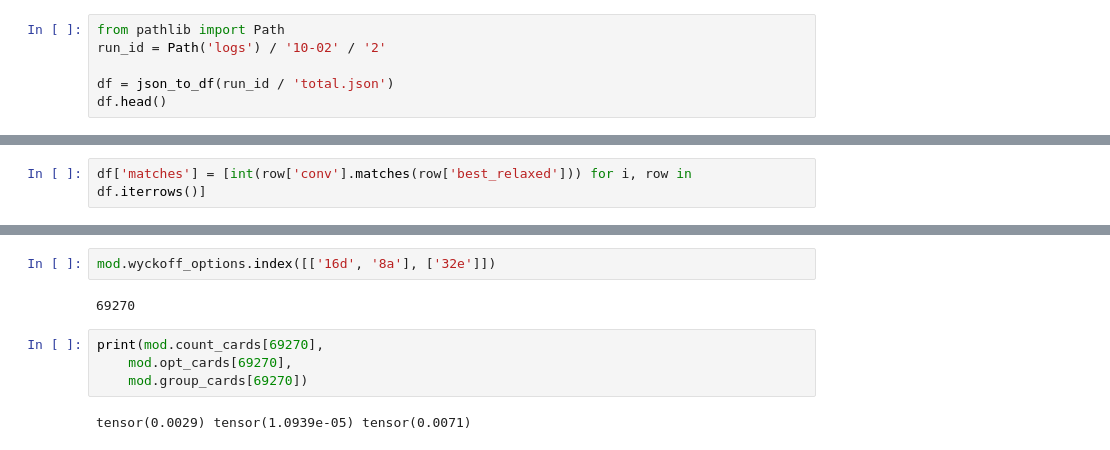
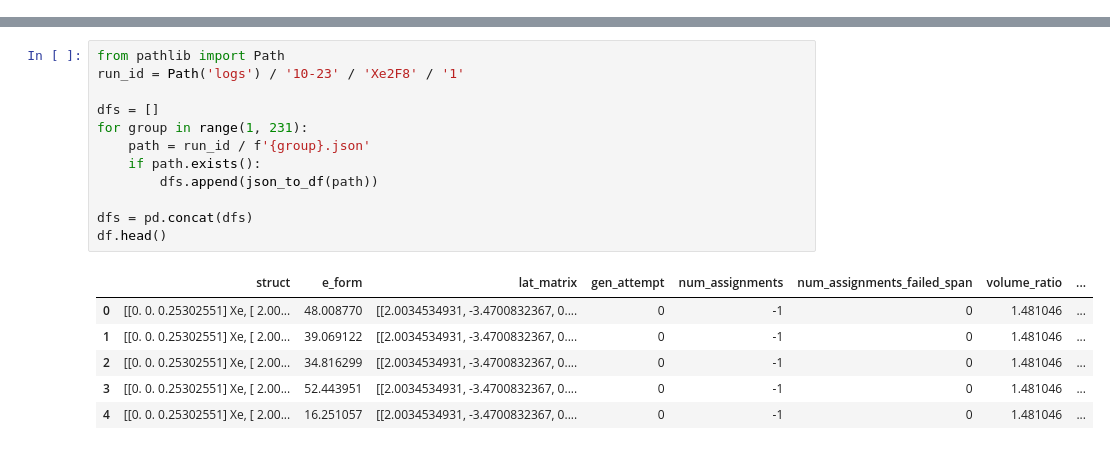
Before and after one commit to nicholas-miklaucic/baysic, a Jupyter notebook: task_diagnostics.ipynb, the cells around one changed output, grey strips where cells are left out. Drawn from its saved outputs; the diff is of its cells as text.

```diff
--- a/task_diagnostics.ipynb
+++ b/task_diagnostics.ipynb
@@ -13,6 +11,0 @@ No module named 'phonopy'
-# %%
-from pathlib import Path
-run_id = Path('logs') / '10-02' / '2'
-
-df = json_to_df(run_id / 'total.json')
-df.head()
@@ -27,2 +11,0 @@ df.head()
-# %%
-df['matches'] = [int(row['conv'].matches(row['best_relaxed'])) for i, row in df.iterrows()]
@@ -111,10 +12,19 @@ Ia-3d
-# %%
-mod.wyckoff_options.index([['16d', '8a'], ['32e']])
-# %% [output]
-69270
-# %%
-print(mod.count_cards[69270],
-    mod.opt_cards[69270],
-    mod.group_cards[69270])
-# %% [output]
-tensor(0.0029) tensor(1.0939e-05) tensor(0.0071)
+# %%
+from pathlib import Path
+run_id = Path('logs') / '10-23' / 'Xe2F8' / '1'
+
+dfs = []
+for group in range(1, 231):
+    path = run_id / f'{group}.json'
+    if path.exists():
+        dfs.append(json_to_df(path))
+
+dfs = pd.concat(dfs)
+df.head()
+# %% [output]
+|  | struct | e_form | lat_matrix | gen_attempt | num_assignments | num_assignments_failed_span | volume_ratio | ... |
+| 0 | [[0. 0. 0.25302551] Xe, [ 2.00... | 48.008770 | [[2.0034534931, -3.4700832367, 0.... | 0 | -1 | 0 | 1.481046 | ... |
+| 1 | [[0. 0. 0.25302551] Xe, [ 2.00... | 39.069122 | [[2.0034534931, -3.4700832367, 0.... | 0 | -1 | 0 | 1.481046 | ... |
+| 2 | [[0. 0. 0.25302551] Xe, [ 2.00... | 34.816299 | [[2.0034534931, -3.4700832367, 0.... | 0 | -1 | 0 | 1.481046 | ... |
+| 3 | [[0. 0. 0.25302551] Xe, [ 2.00... | 52.443951 | [[2.0034534931, -3.4700832367, 0.... | 0 | -1 | 0 | 1.481046 | ... |
+| 4 | [[0. 0. 0.25302551] Xe, [ 2.00... | 16.251057 | [[2.0034534931, -3.4700832367, 0.... | 0 | -1 | 0 | 1.481046 | ... |
```
Also changed, not shown: parts of 15 cells of this notebook, 20 other files.
